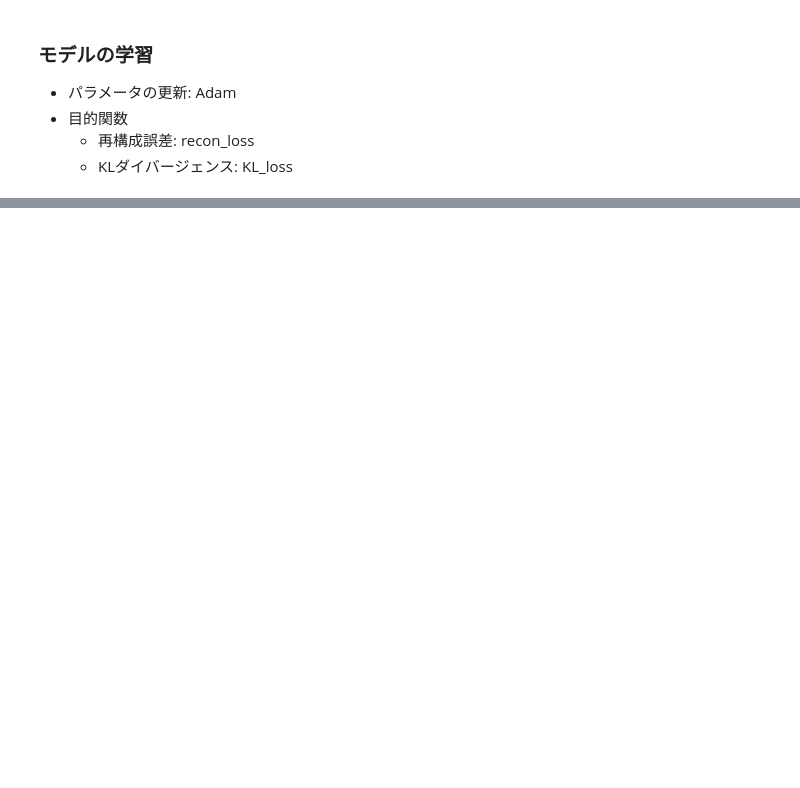
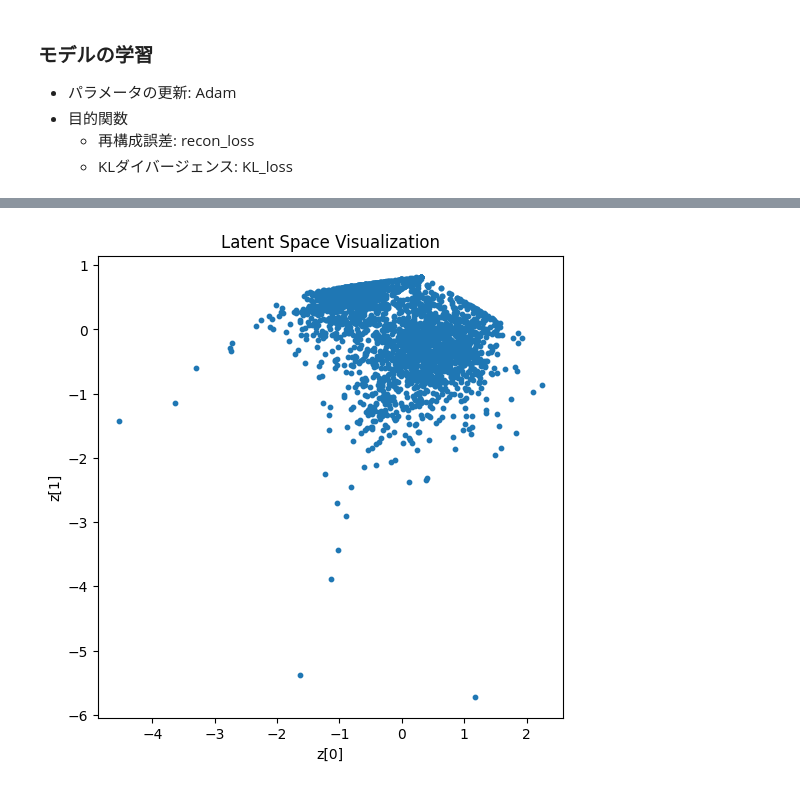
Before and after one commit to C0A21130/trust-score, a Jupyter notebook: trust-engine/basic/vgae.ipynb, the cells around one changed output, grey strips where cells are left out. Drawn from its saved outputs; the diff is of its cells as text; code cells hidden in the pictures; blank space fills up the shorter version.

```diff
--- a/trust-engine/basic/vgae.ipynb
+++ b/trust-engine/basic/vgae.ipynb
@@ -100,0 +96,14 @@ model = VGAE(GraphEncoder(in_channels=in_channels, out_channels=out_channels)) #
+# %%
+# モデルの設定
+in_channels = train_data.x.size(-1) # 入力される特徴量の次元
+out_channels = 3 # 出力される特徴量の次元
+print(f"入力特徴量の次元: {in_channels}, 出力特徴量の次元: {out_channels}")
+model = VGAE(GraphEncoder(in_channels=in_channels, out_channels=out_channels)) # エンコーダとデコーダーを合わせてモデルのインスタンス化
+print(model)
+
+# モデルとデータをデバイスに転送
+device = torch.device('cuda' if torch.cuda.is_available() else 'cpu')
+model = model.to(device)
+train_data = train_data.to(device)
+val_data = val_data.to(device)
+test_data = test_data.to(device)
@@ -143,0 +171,76 @@ Epoch 300, Loss: 0.9451466202735901
+# %%
+from torch_geometric.utils import negative_sampling
+from sklearn.metrics import roc_auc_score, accuracy_score
+from sklearn.metrics import roc_curve
+
+# ネットワークの生成
+model.eval()
+with torch.no_grad():
+    z = model.encode(val_data.x, val_data.edge_index)
+
+    # 潜在ベクトルzの可視化
+    plt.figure(figsize=(6, 6))
+    plt.scatter(z[:, 0].cpu(), z[:, 1].cpu(), s=10)
+    plt.title("Latent Space Visualization")
+    plt.xlabel("z[0]")
+    plt.ylabel("z[1]")
+    plt.show()
+
+    # 潜在ベクトルzをデコードしてエッジの存在確率を予測
+    x = model.decode(z, val_data.edge_index)
+
+    # 正エッジを予測
+    num_pos_edges = val_data.edge_index.size(1)
+    pos_edge_index = val_data.edge_index[:, :num_pos_edges]
+    pos_pred = model.decode(z, pos_edge_index).view(-1).cpu()
+
+    # 負エッジを予測
+    num_neg_edges = val_data.edge_index.size(1)
+    neg_edge_index = negative_sampling(
+        edge_index=val_data.edge_index,
+        num_nodes=val_data.num_nodes,
+        num_neg_samples=num_neg_edges
+    )
+    neg_pred = model.decode(z, neg_edge_index).view(-1).cpu()
+
+    # 予測スコアの結合
+    preds = torch.cat([pos_pred, neg_pred], dim=0)
+
+    # 正解ラベルの作成
+    pos_labels = torch.ones(pos_pred.size(0))
+    neg_labels = torch.zeros(neg_pred.size(0))
+    labels = torch.cat([pos_labels, neg_labels], dim=0)
+
+    # AUCスコアの計算
+    auc_score = roc_auc_score(labels, preds)
+
+    # ROC曲線の計算
+    fpr, tpr, thresholds = roc_curve(labels, preds)
+
+    # Youden's J statisticを利用して最適な閾値を決定
+    optimal_idx = (tpr - fpr).argmax()
+    optimal_threshold = thresholds[optimal_idx]
+
+    # 最適な閾値を用いてAccuracyの計算
+    binary_preds = (preds >= optimal_threshold).float()
+    accuracy = accuracy_score(labels, binary_preds)
+
+    # ROC曲線をプロット
+    plt.figure()
+    plt.plot(fpr, tpr, label='ROC curve (area = {:.4f})'.format(auc_score))
+    plt.plot([0, 1], [0, 1], 'k--')  # ランダム予測の線
+    plt.xlim([0.0, 1.0])
+    plt.ylim([0.0, 1.05])
+    plt.xlabel('False Positive Rate')
+    plt.ylabel('True Positive Rate')
+    plt.title('Receiver Operating Characteristic')
+    plt.show()
+
+    # AUCスコアと分類精度を表示
+    print(f"AUC Score: {auc_score:.4f}")
+    print(f"Accuracy: {accuracy:.4f}")
+    print(f"Optimal Threshold: {optimal_threshold:.4f}")
+    print(f"Positive edge predictions (mean): {pos_pred.mean().item():.4f}")
+    print(f"Negative edge predictions (mean): {neg_pred.mean().item():.4f}")
+# %% [output]
+[figure, added]
```
Also changed, not shown: parts of 15 cells of this notebook, 6 other files.
